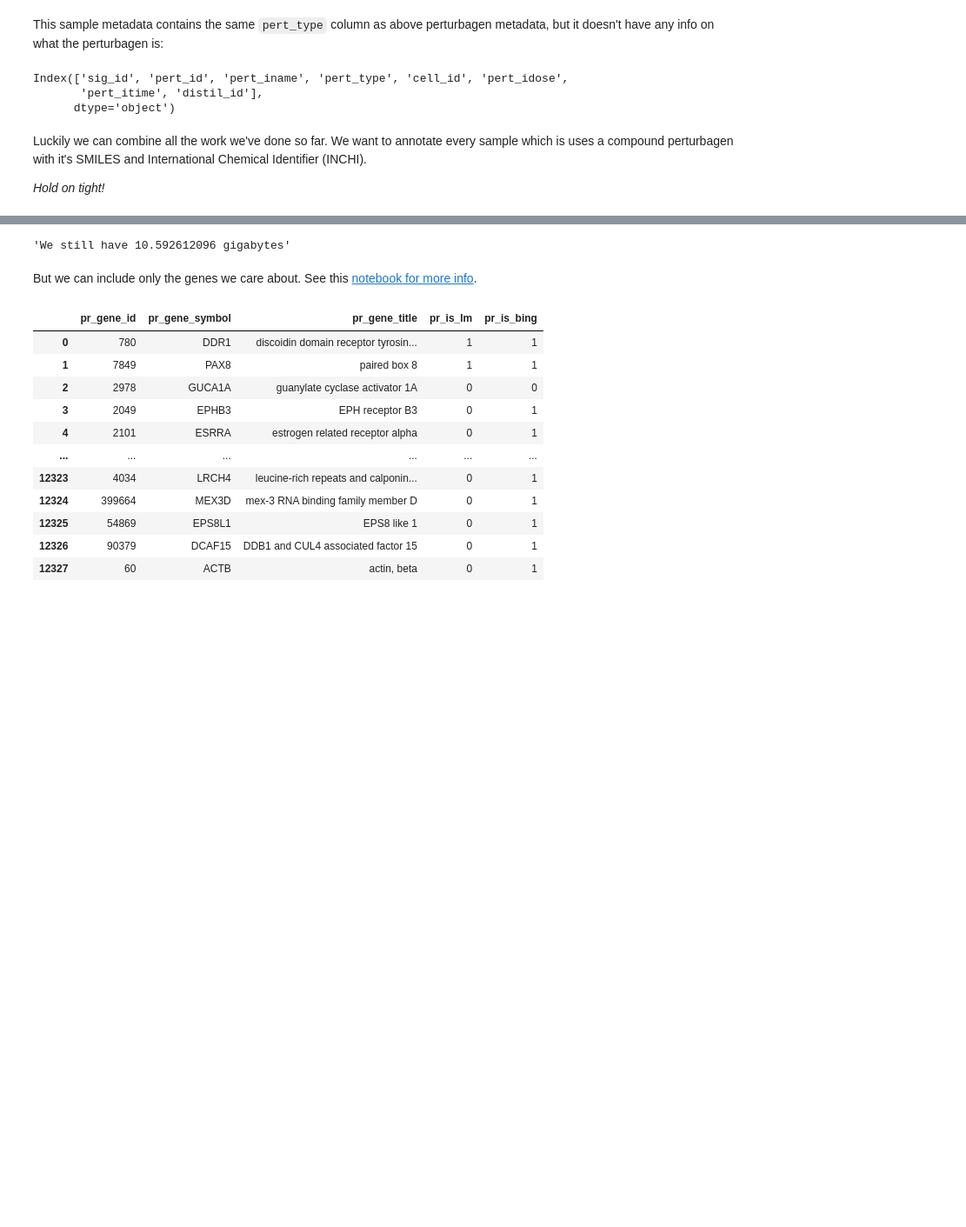
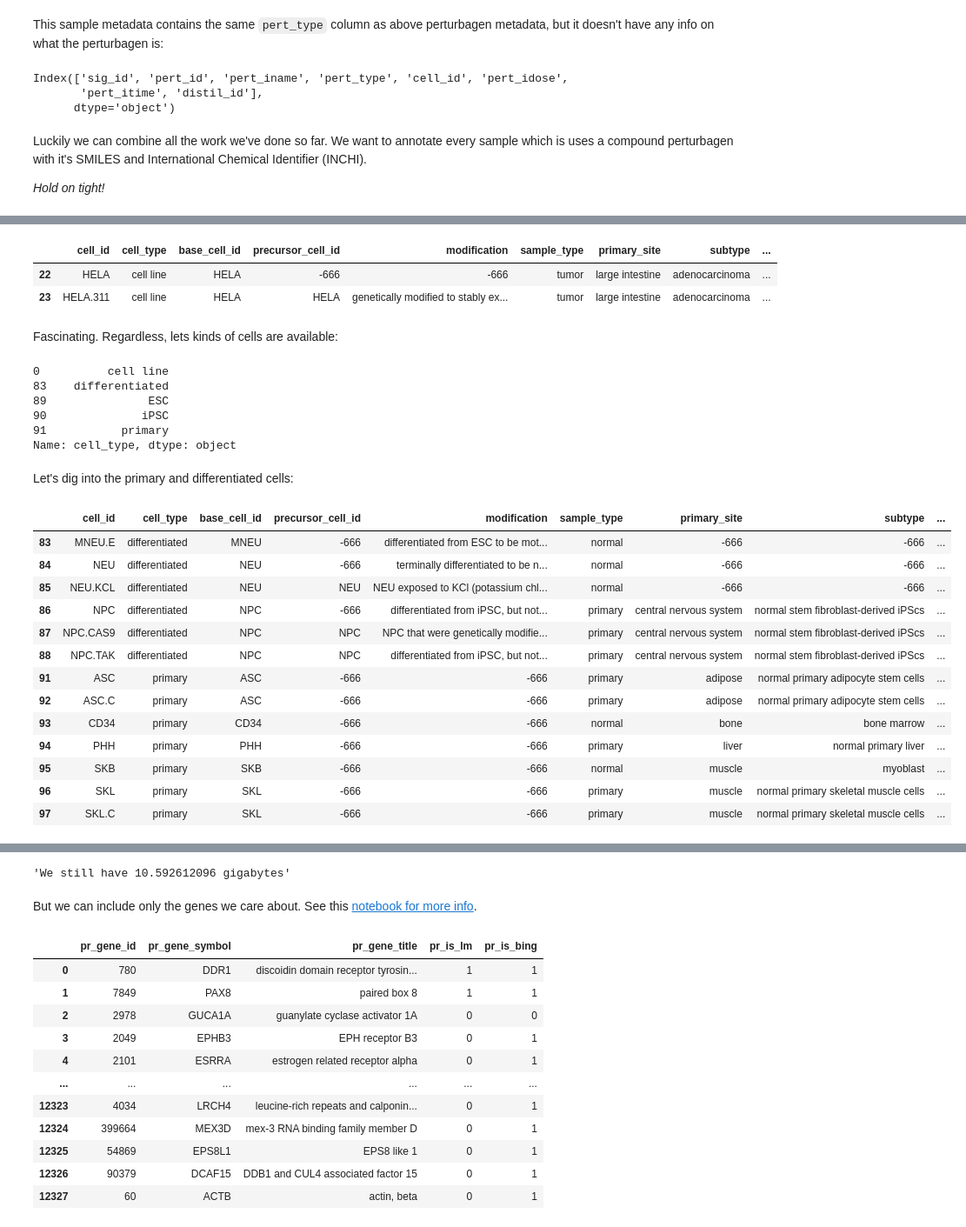
Before and after one commit to laurahsisson/Perturbations, a Jupyter notebook: dataset.ipynb, the cells around one changed output, grey strips where cells are left out. Shown at 87% size. Saved outputs shown, nothing was run; the diff lists cells and outputs as text; code cells hidden in the pictures; blank space fills up the shorter version.

```diff
--- a/dataset.ipynb
+++ b/dataset.ipynb
@@ -114,0 +117,3 @@ comp_sig_info
+# %%
+gene_info = pd.read_csv("data/GSE70138_Broad_LINCS_cell_info_2017-04-28.txt", sep="\t")
+gene_info
@@ -114,0 +136,36 @@ comp_sig_info
+# %%
+gene_info[gene_info["base_cell_id"]=="HELA"]
+# %% [output]
+|  | cell_id | cell_type | base_cell_id | precursor_cell_id | modification | sample_type | primary_site | subtype | ... |
+| 22 | HELA | cell line | HELA | -666 | -666 | tumor | large intestine | adenocarcinoma | ... |
+| 23 | HELA.311 | cell line | HELA | HELA | genetically modified to stably ex... | tumor | large intestine | adenocarcinoma | ... |
+# %% [markdown]
+Fascinating. Regardless, lets kinds of cells are available:
+# %%
+gene_info["cell_type"].drop_duplicates()
+# %% [output]
+0          cell line
+83    differentiated
+89               ESC
+90              iPSC
+91           primary
+Name: cell_type, dtype: object
+# %% [markdown]
+Let's dig into the primary and differentiated cells:
+# %%
+gene_info[gene_info["cell_type"].isin(["differentiated","primary"])]
+# %% [output]
+|  | cell_id | cell_type | base_cell_id | precursor_cell_id | modification | sample_type | primary_site | subtype | ... |
+| 83 | MNEU.E | differentiated | MNEU | -666 | differentiated from ESC to be mot... | normal | -666 | -666 | ... |
+| 84 | NEU | differentiated | NEU | -666 | terminally differentiated to be n... | normal | -666 | -666 | ... |
+| 85 | NEU.KCL | differentiated | NEU | NEU | NEU exposed to KCl (potassium chl... | normal | -666 | -666 | ... |
+| 86 | NPC | differentiated | NPC | -666 | differentiated from iPSC, but not... | primary | central nervous system | normal stem fibroblast-derived iPScs | ... |
+| 87 | NPC.CAS9 | differentiated | NPC | NPC | NPC that were genetically modifie... | primary | central nervous system | normal stem fibroblast-derived iPScs | ... |
+| 88 | NPC.TAK | differentiated | NPC | NPC | differentiated from iPSC, but not... | primary | central nervous system | normal stem fibroblast-derived iPScs | ... |
+| 91 | ASC | primary | ASC | -666 | -666 | primary | adipose | normal primary adipocyte stem cells | ... |
+| 92 | ASC.C | primary | ASC | -666 | -666 | primary | adipose | normal primary adipocyte stem cells | ... |
+| 93 | CD34 | primary | CD34 | -666 | -666 | normal | bone | bone marrow | ... |
+| 94 | PHH | primary | PHH | -666 | -666 | primary | liver | normal primary liver | ... |
+| 95 | SKB | primary | SKB | -666 | -666 | normal | muscle | myoblast | ... |
+| 96 | SKL | primary | SKL | -666 | -666 | primary | muscle | normal primary skeletal muscle cells | ... |
+| 97 | SKL.C | primary | SKL | -666 | -666 | primary | muscle | normal primary skeletal muscle cells | ... |
```
Also changed, not shown: parts of 9 cells of this notebook, 3 other files.
